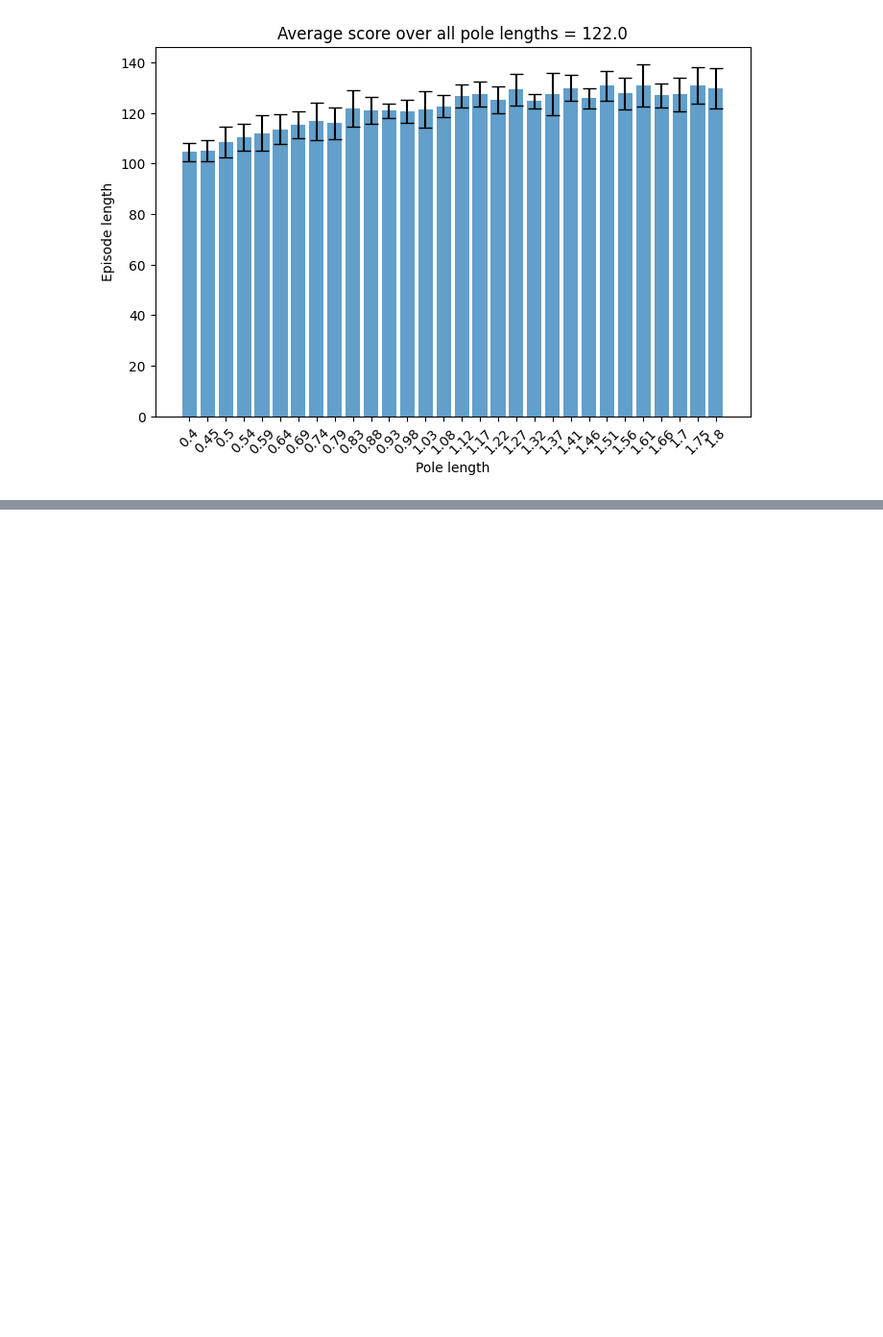
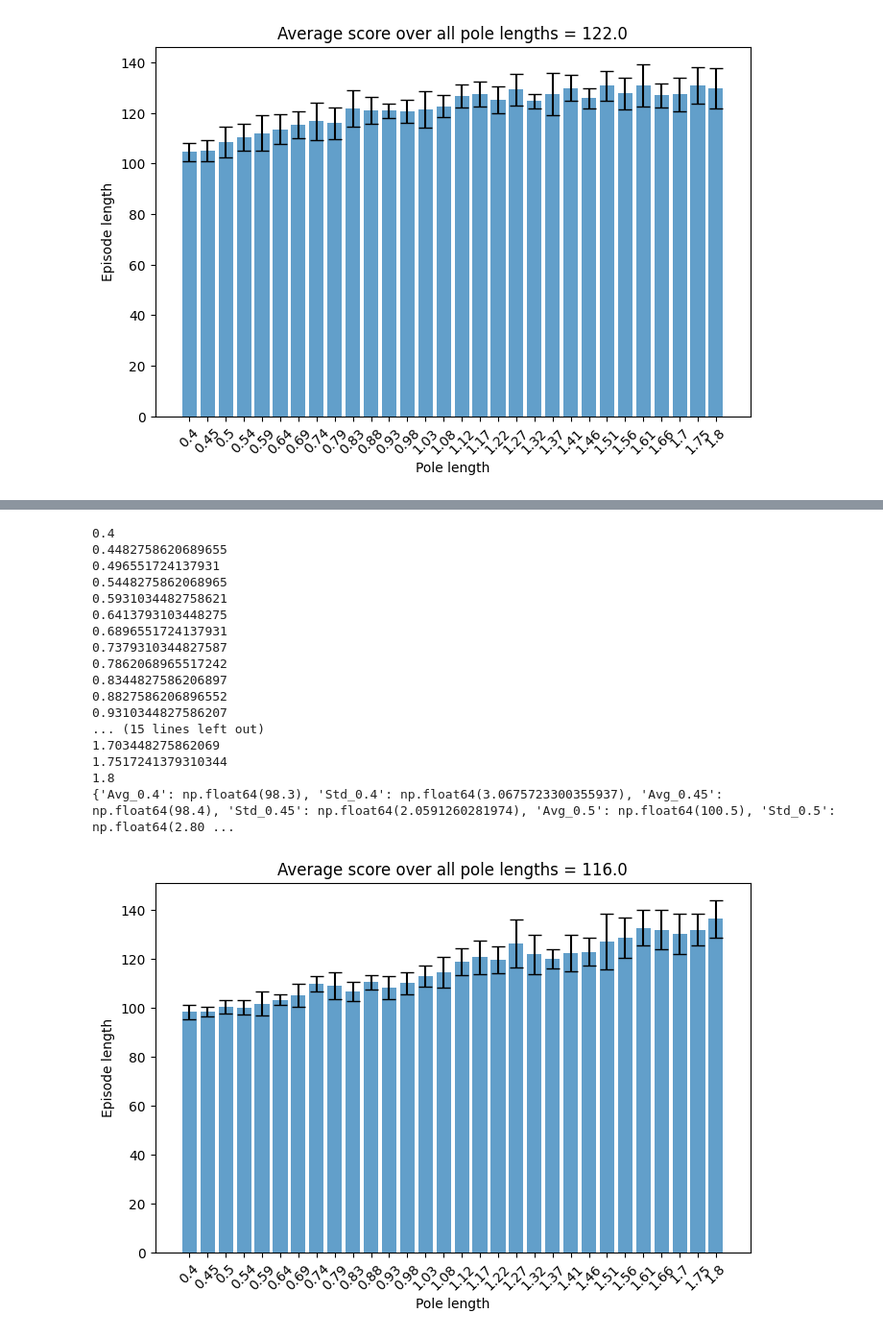
Before and after one commit to HippolyteLC/intro_rl_assignment_3, a Jupyter notebook: version_2_strategies_implementations.ipynb, the cells around one changed output, grey strips where cells are left out. Shown at 96% size. Cells and saved outputs as stored; diff of their text form; code cells hidden in the pictures; blank space fills up the shorter version.

```diff
--- a/version_2_strategies_implementations.ipynb
+++ b/version_2_strategies_implementations.ipynb
@@ -1607,0 +1700,21 @@ test_script("trained_nn_version_2/baseline.pth")
+# %%
+test_script("trained_nn_version_2/per_strategy_5k.pth")
+# %% [output]
+0.4
+0.4482758620689655
+0.496551724137931
+0.5448275862068965
+0.5931034482758621
+0.6413793103448275
+0.6896551724137931
+0.7379310344827587
+0.7862068965517242
+0.8344827586206897
+0.8827586206896552
+0.9310344827586207
+... (15 lines left out)
+1.703448275862069
+1.7517241379310344
+1.8
+{'Avg_0.4': np.float64(98.3), 'Std_0.4': np.float64(3.0675723300355937), 'Avg_0.45': np.float64(98.4), 'Std_0.45': np.float64(2.0591260281974), 'Avg_0.5': np.float64(100.5), 'Std_0.5': np.float64(2.80 ...
+[figure, added]
```
Also changed, not shown: parts of 14 cells of this notebook, 29 other files.
